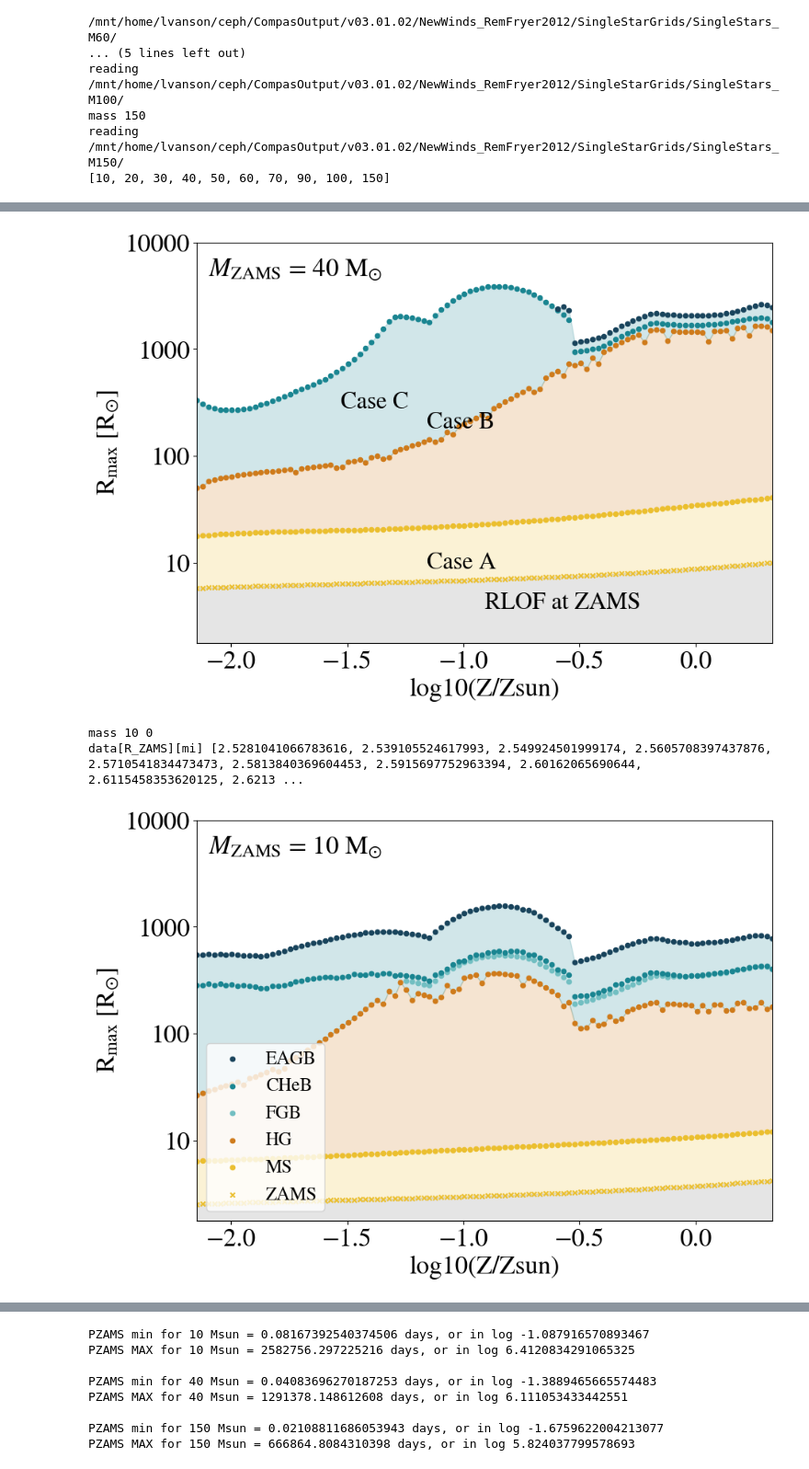
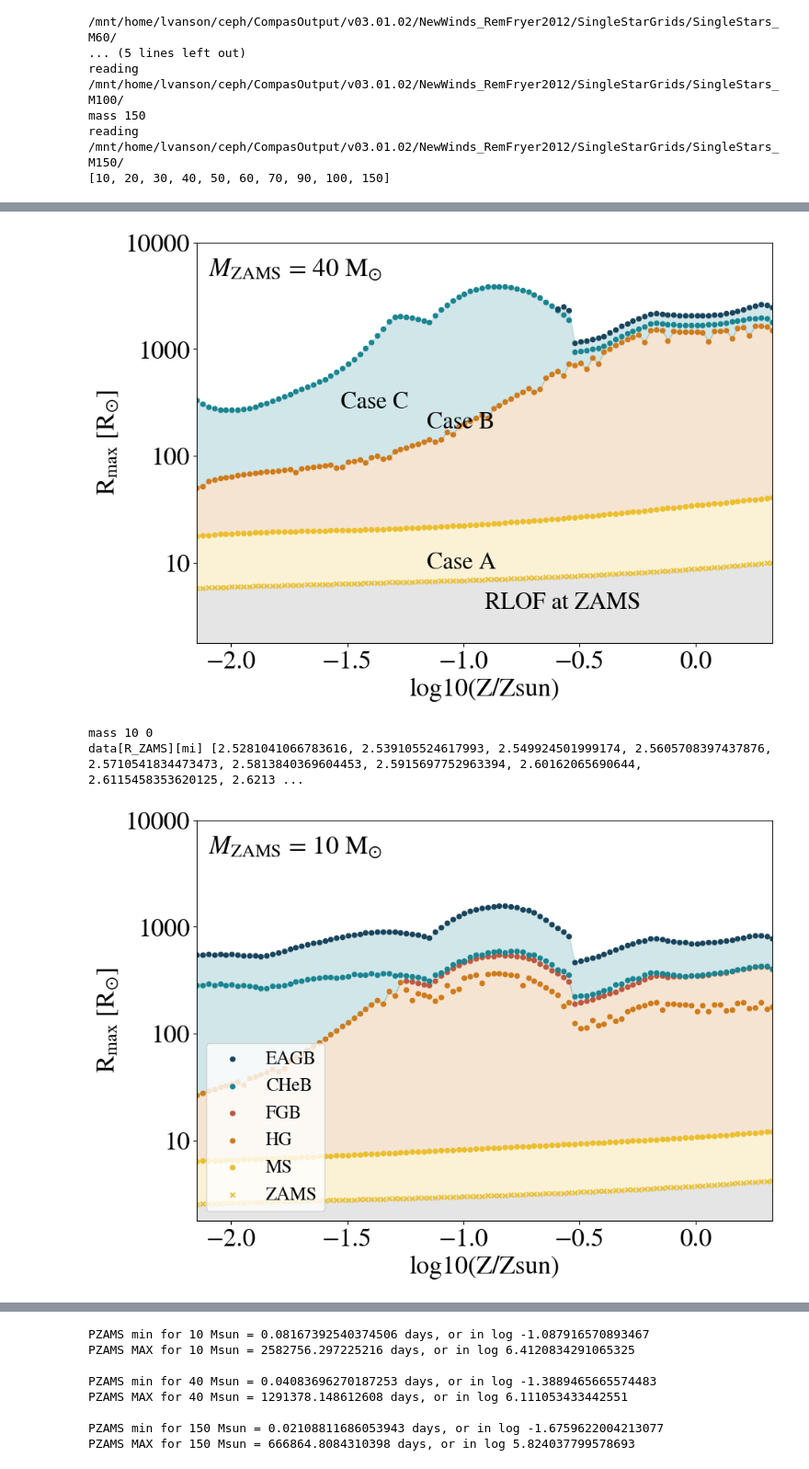
Before and after one commit to LiekeVanSon/ZdependentFormEff, a Jupyter notebook: code/Fig2B_MaxR_andP_cases.ipynb, the cells around one changed output, grey strips where cells are left out. Shown at 92% size. Cells and saved outputs as stored; diff of their text form; code cells hidden in the pictures.

```diff
--- a/code/Fig2B_MaxR_andP_cases.ipynb
+++ b/code/Fig2B_MaxR_andP_cases.ipynb
@@ -236,17 +236,17 @@ def plot_maxR_CaseABC(mass, show_legend = True, show_annotations = False):
     plt.fill_between(np.log10(np.array(data['Metals'][mi])/0.014), y1 = np.log10(data['R_ZAMS'][mi]), y2 = np.log10(data['maxR_MS'][mi]),  color = '#ebbf2f', alpha = 0.2)
 
     #Case B is between MS and HG
-    plt.fill_between(np.log10(np.array(data['Metals'][mi])/0.014), y1 = np.log10(data['maxR_MS'][mi]), y2 = np.log10(data['maxR_HG'][mi]),  color = '#cf7b1b', alpha = 0.2)
+    plt.fill_between(np.log10(np.array(data['Metals'][mi])/0.014), y1 = np.log10(data['maxR_MS'][mi]), y2 = np.maximum(np.log10(data['maxR_HG'][mi]),np.log10(data['maxR_FGB'][mi])),  color = '#cf7b1b', alpha = 0.2)
 
     # Case C is beyond HG
-    plt.fill_between(np.log10(np.array(data['Metals'][mi])/0.014), y1 = np.log10(data['maxR_HG'][mi]), y2 = np.log10(data['maxRadii'][mi]),  color = '#1a8591', alpha = 0.2)
+    plt.fill_between(np.log10(np.array(data['Metals'][mi])/0.014), y1 = np.maximum(np.log10(data['maxR_HG'][mi]),np.log10(data['maxR_FGB'][mi])), y2 = np.log10(data['maxRadii'][mi]),  color = '#1a8591', alpha = 0.2)
 
     # Per types
     plt.scatter(np.log10(np.array(data['Metals'][mi])/0.014), np.log10(data['maxR_MS'][mi]), c = '#ebbf2f', s = 20, label = 'MS')
 
     plt.scatter(np.log10(np.array(data['Metals'][mi])/0.014), np.log10(data['maxR_HG'][mi]), c = "#cf7b1b", s = 20, label = "HG")
 
-    plt.scatter(np.log10(np.array(data['Metals'][mi])/0.014), np.log10(data['maxR_FGB'][mi]), c = "#72bfc2", s = 20, label = "FGB")
+    plt.scatter(np.log10(np.array(data['Metals'][mi])/0.014), np.log10(data['maxR_FGB'][mi]), c = "#bf573f", s = 20, label = "FGB")
     # plt.plot(np.log10(np.array(data['Metals'][mi])/0.014), np.log10(data['maxR_FGB'][mi]), c = "#72bfc2", lw = 2, label = None)
 
     plt.scatter(np.log10(np.array(data['Metals'][mi])/0.014), np.log10(data['maxR_CHeB'][mi]), c = "#1a8591", s = 20, label = "CHeB")
@@ -263,31 +263,31 @@ def plot_maxR_CaseABC(mass, show_legend = True, show_annotations = False):
         ax.text(0.5, 0.1, 'RLOF at ZAMS', ha='left', va='center', c = 'k', size = 23, transform=ax.transAxes)
         ax.text(0.4, 0.2, 'Case A ', ha='left', va='center', c = 'k', size = 23, transform=ax.transAxes)
         ax.text(0.4, 0.55,'Case B', ha='left', va='center', c = 'k',size = 23, transform=ax.transAxes)
         ax.text(0.25, 0.6, 'Case C', ha='left', va='center', c = 'k', size = 23, transform=ax.transAxes)
 
     # Plotvalues
     if show_legend:
         handles, labels = ax.get_legend_handles_labels() # Reverse legend order
         ax.legend(handles[::-1], labels[::-1], loc = 'lower left')
     plt.xlabel('log10(Z/Zsun)')
     plt.yticks([0, 1, 2, 3, 4., 5], ['1','10','100', '1000', '10000', '100000'])
     plt.xlim(np.log10(1e-4/0.014), np.log10(0.03/0.014))
     plt.ylim(0.25, 4)
     plt.ylabel('R$_{\mathrm{max} }$ [R$_{\odot}$]')
 
     # Make a plot dir in the data dir if it doesnt exist yet
     if not os.path.exists(f'{root_out_dir}/plots/'):
         os.makedirs(f'{root_out_dir}/plots/')
     plt.savefig(f'../plots/{compas_v}/MaxR_Type_perZ_M{mass}.pdf',bbox_inches='tight')
 
     plt.show()
 
 plot_maxR_CaseABC(40, show_legend = False, show_annotations = True)
 plot_maxR_CaseABC(10)
 # %% [output]
 mass 40 3
 data[R_ZAMS][mi] [5.789345840521161, 5.815618004915844, 5.841388661349623, 5.866690222380727, 5.89155347242508, 5.916007733999998, 5.940081018843542, 5.963800165660142, 5.987190966020232, 6.0102782797 ...
 [figure]
 mass 10 0
 data[R_ZAMS][mi] [2.5281041066783616, 2.539105524617993, 2.549924501999174, 2.5605708397437876, 2.5710541834473473, 2.5813840369604453, 2.5915697752963394, 2.60162065690644, 2.6115458353620125, 2.6213 ...
-[figure, old version]
+[figure, new version]
```
Also changed, not shown: parts of 5 cells of this notebook, 2 other files.
